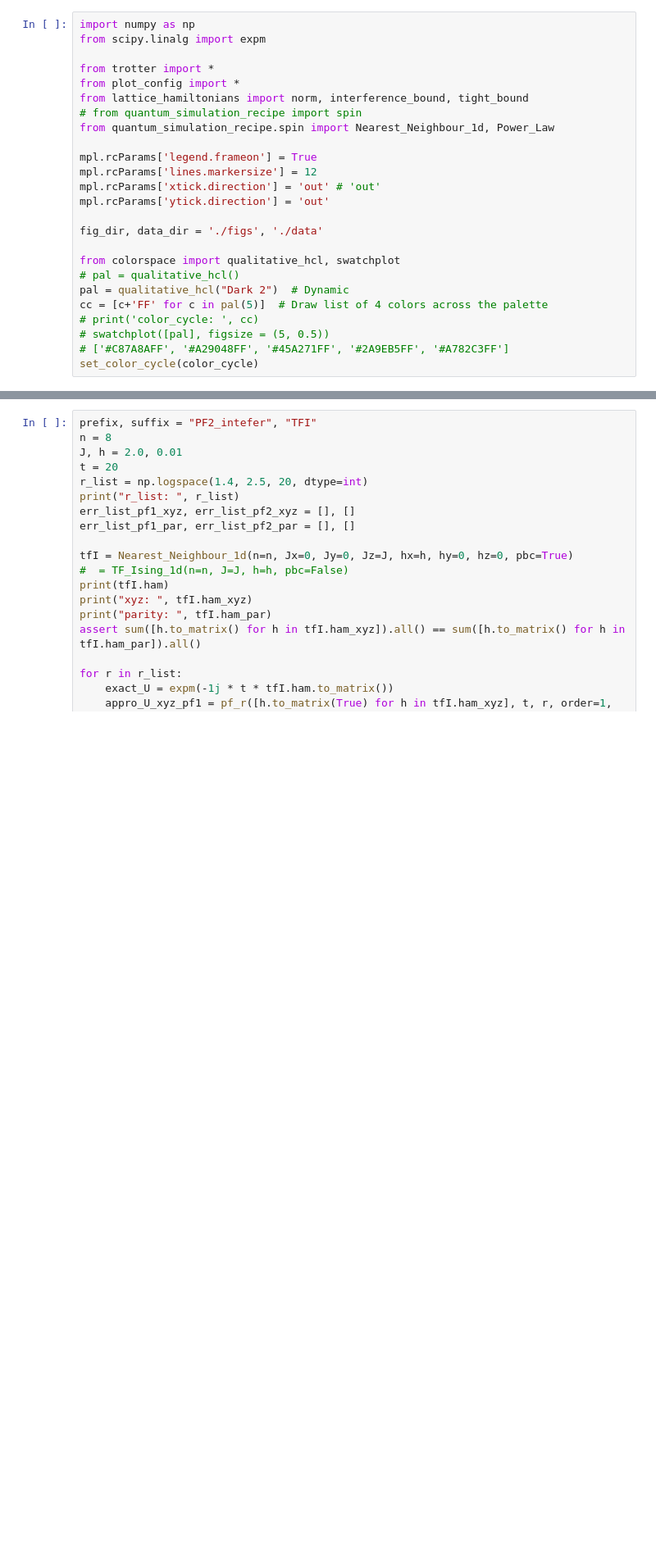
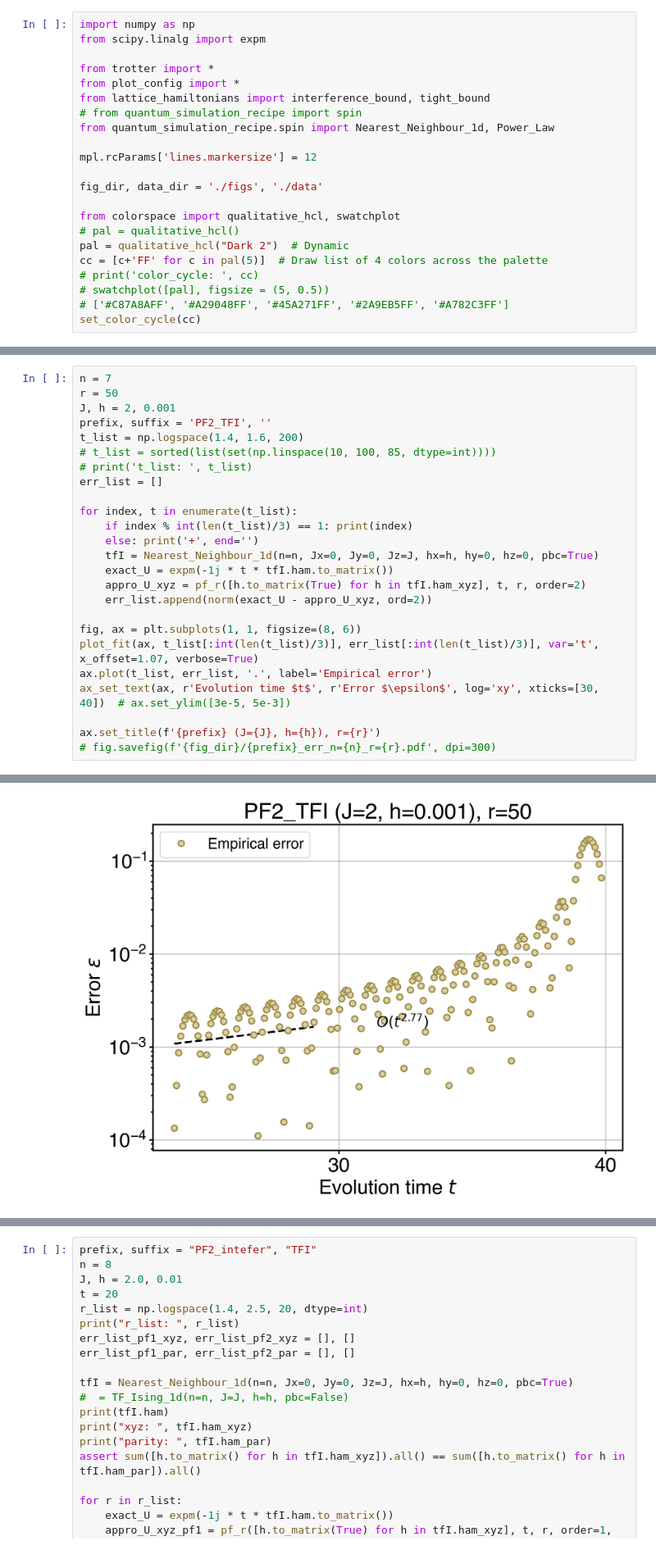
Before and after one commit to Jue-Xu/Interference-Trotter-Error, a Jupyter notebook: code/second_order.ipynb, the cells around one changed output, grey strips where cells are left out. Shown at 82% size. Drawn from its saved outputs; the diff is of its cells as text; blank space fills up the shorter version.

```diff
--- a/code/second_order.ipynb
+++ b/code/second_order.ipynb
@@ -11,14 +11,11 @@ from scipy.linalg import expm
 
 from trotter import *
 from plot_config import *
-from lattice_hamiltonians import norm, interference_bound, tight_bound
+from lattice_hamiltonians import interference_bound, tight_bound
 # from quantum_simulation_recipe import spin
 from quantum_simulation_recipe.spin import Nearest_Neighbour_1d, Power_Law
 
-mpl.rcParams['legend.frameon'] = True
 mpl.rcParams['lines.markersize'] = 12
-mpl.rcParams['xtick.direction'] = 'out' # 'out'
-mpl.rcParams['ytick.direction'] = 'out'
 
 fig_dir, data_dir = './figs', './data'
 
@@ -29,4 +26,4 @@ cc = [c+'FF' for c in pal(5)]  # Draw list of 4 colors across the palette
 # print('color_cycle: ', cc)
 # swatchplot([pal], figsize = (5, 0.5))
 # ['#C87A8AFF', '#A29048FF', '#45A271FF', '#2A9EB5FF', '#A782C3FF']
-set_color_cycle(color_cycle)
+set_color_cycle(cc)
@@ -32,0 +32,26 @@ set_color_cycle(color_cycle)
+# %%
+n = 7
+r = 50
+J, h = 2, 0.001
+prefix, suffix = 'PF2_TFI', ''
+t_list = np.logspace(1.4, 1.6, 200)
+# t_list = sorted(list(set(np.linspace(10, 100, 85, dtype=int))))
+# print('t_list: ', t_list)
+err_list = []
+
+for index, t in enumerate(t_list):
+    if index % int(len(t_list)/3) == 1: print(index)
+    else: print('+', end='')
+    tfI = Nearest_Neighbour_1d(n=n, Jx=0, Jy=0, Jz=J, hx=h, hy=0, hz=0, pbc=True)
+    exact_U = expm(-1j * t * tfI.ham.to_matrix())
+    appro_U_xyz = pf_r([h.to_matrix(True) for h in tfI.ham_xyz], t, r, order=2)
+    err_list.append(norm(exact_U - appro_U_xyz, ord=2))
+
+fig, ax = plt.subplots(1, 1, figsize=(8, 6))
+plot_fit(ax, t_list[:int(len(t_list)/3)], err_list[:int(len(t_list)/3)], var='t', x_offset=1.07, verbose=True)
+ax.plot(t_list, err_list, '.', label='Empirical error')
+ax_set_text(ax, r'Evolution time $t$', r'Error $\epsilon$', log='xy', xticks=[30, 40])  # ax.set_ylim([3e-5, 5e-3])
+
+ax.set_title(f'{prefix} (J={J}, h={h}), r={r}')
+# fig.savefig(f'{fig_dir}/{prefix}_err_n={n}_r={r}.pdf', dpi=300)
+# %% [output]
@@ -32,0 +64 @@ set_color_cycle(color_cycle)
+[figure, added]
```
Also changed, not shown: parts of 7 cells of this notebook, 11 other files.
